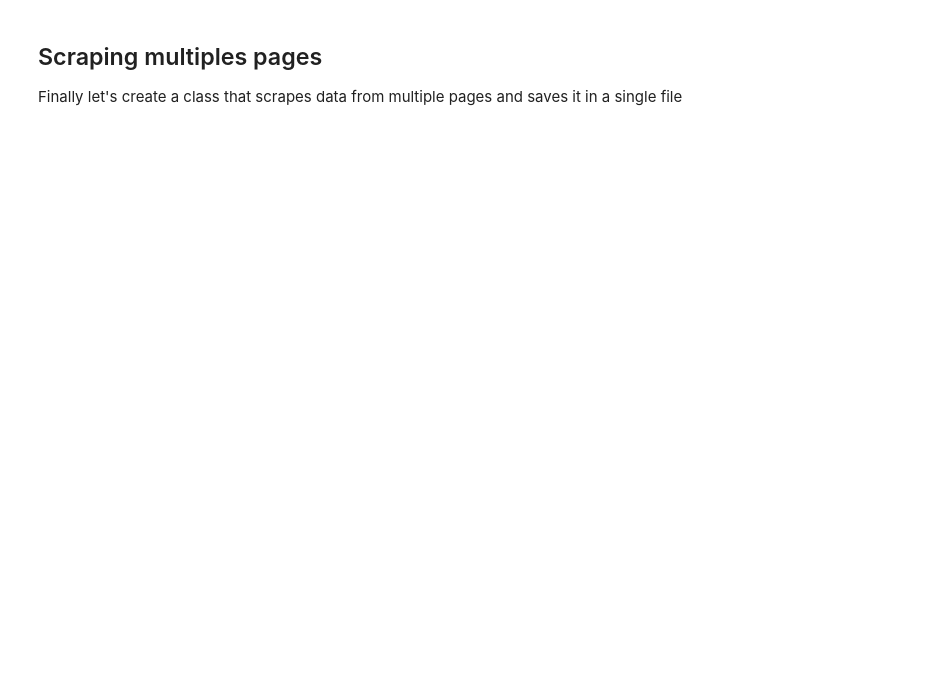
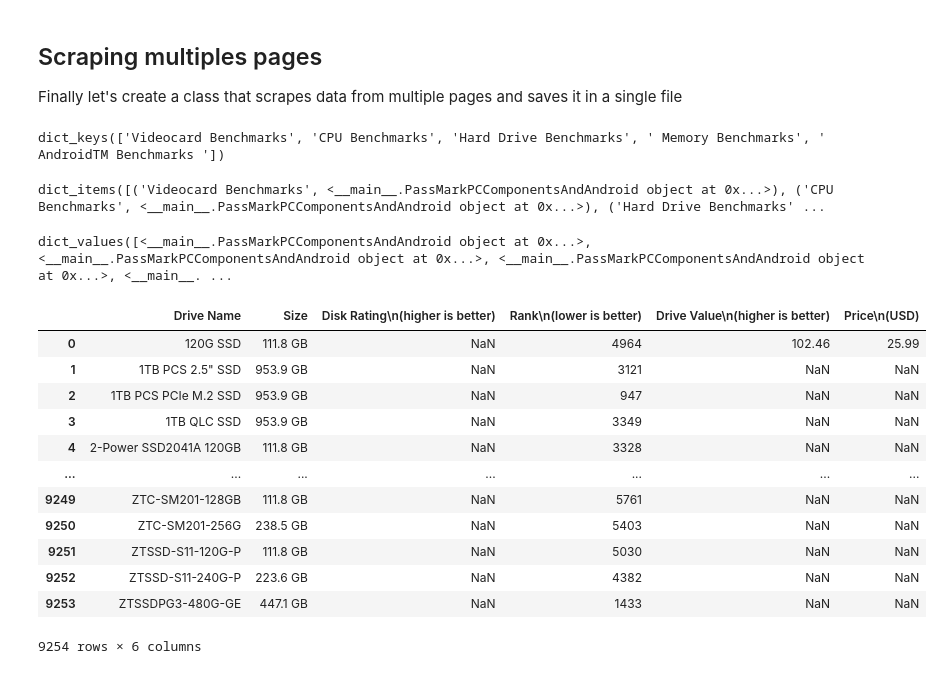
Before and after one commit to MatheusSC017/PassMarkWebScraping, a Jupyter notebook: PassMarkWebScrapping.ipynb, the cells around one changed output. Drawn from its saved outputs; the diff is of its cells as text; code cells hidden in the pictures; blank space fills up the shorter version.

```diff
--- a/PassMarkWebScrapping.ipynb
+++ b/PassMarkWebScrapping.ipynb
@@ -392,24 +392,36 @@ Finally let's create a class that scrapes data from multiple pages and saves it
 class PassMarkTablePagesScraper:
     def __init__(self, pages_info):
         self._pages_info = pages_info
-        self._pages_scraper = list()
+        self._pages_scraper = dict
 
         self.scrape()
 
     def scrape(self):
-        self._pages_scraper = list()
+        self._pages_scraper = dict()
         for page_info in tqdm(self._pages_info):
             page_scraper = PassMarkPCComponentsAndAndroid(page_info['url'],
                                                           page_info['types'])
-            self._pages_scraper.append(page_scraper)
+            self._pages_scraper[page_scraper.get_title_page()] = page_scraper
 
             sleep(20)
+
+    def __getitem__(self, key):
+        return self._pages_scraper[key]
+
+    def keys(self):
+        return self._pages_scraper.keys()
+
+    def items(self):
+        return self._pages_scraper.items()
+
+    def values(self):
+        return self._pages_scraper.values()
 
     def save(self, file_name='PassMark'):
         wb = Workbook()
         file_dest = file_name + '.xlsx'
 
-        for i, page_scraper in enumerate(self._pages_scraper):
+        for i, page_scraper in enumerate(self._pages_scraper.values()):
             ws = wb.create_sheet(page_scraper.get_title_page(), i)
 
             ws.append(page_scraper.get_feature_names())
@@ -438,5 +450,34 @@ urls = [
 ]
 # %%
 pages_scraper = PassMarkTablePagesScraper(urls)
+# %%
+pages_scraper.keys()
+# %% [output]
+dict_keys(['Videocard Benchmarks', 'CPU Benchmarks', 'Hard Drive Benchmarks', ' Memory Benchmarks', ' AndroidTM Benchmarks '])
+# %%
+pages_scraper.items()
+# %% [output]
+dict_items([('Videocard Benchmarks', <__main__.PassMarkPCComponentsAndAndroid object at 0x...>), ('CPU Benchmarks', <__main__.PassMarkPCComponentsAndAndroid object at 0x...>), ('Hard Drive Benchmarks' ...
+# %%
+pages_scraper.values()
+# %% [output]
+dict_values([<__main__.PassMarkPCComponentsAndAndroid object at 0x...>, <__main__.PassMarkPCComponentsAndAndroid object at 0x...>, <__main__.PassMarkPCComponentsAndAndroid object at 0x...>, <__main__. ...
+# %%
+hd_benchmark = pages_scraper['Hard Drive Benchmarks']
+hd_benchmark.get_cleaned_dataframe()
+# %% [output]
+|  | Drive Name | Size | Disk Rating\n(higher is better) | Rank\n(lower is better) | Drive Value\n(higher is better) | Price\n(USD) |
+| 0 | 120G SSD | 111.8 GB | NaN | 4964 | 102.46 | 25.99 |
+| 1 | 1TB PCS 2.5" SSD | 953.9 GB | NaN | 3121 | NaN | NaN |
+| 2 | 1TB PCS PCIe M.2 SSD | 953.9 GB | NaN | 947 | NaN | NaN |
+| 3 | 1TB QLC SSD | 953.9 GB | NaN | 3349 | NaN | NaN |
+| 4 | 2-Power SSD2041A 120GB | 111.8 GB | NaN | 3328 | NaN | NaN |
+| ... | ... | ... | ... | ... | ... | ... |
+| 9249 | ZTC-SM201-128GB | 111.8 GB | NaN | 5761 | NaN | NaN |
+| 9250 | ZTC-SM201-256G | 238.5 GB | NaN | 5403 | NaN | NaN |
+| 9251 | ZTSSD-S11-120G-P | 111.8 GB | NaN | 5030 | NaN | NaN |
+| 9252 | ZTSSD-S11-240G-P | 223.6 GB | NaN | 4382 | NaN | NaN |
+| 9253 | ZTSSDPG3-480G-GE | 447.1 GB | NaN | 1433 | NaN | NaN |
+9254 rows × 6 columns
 # %%
 pages_scraper.save()
```
Also changed, not shown: parts of 9 cells of this notebook.
